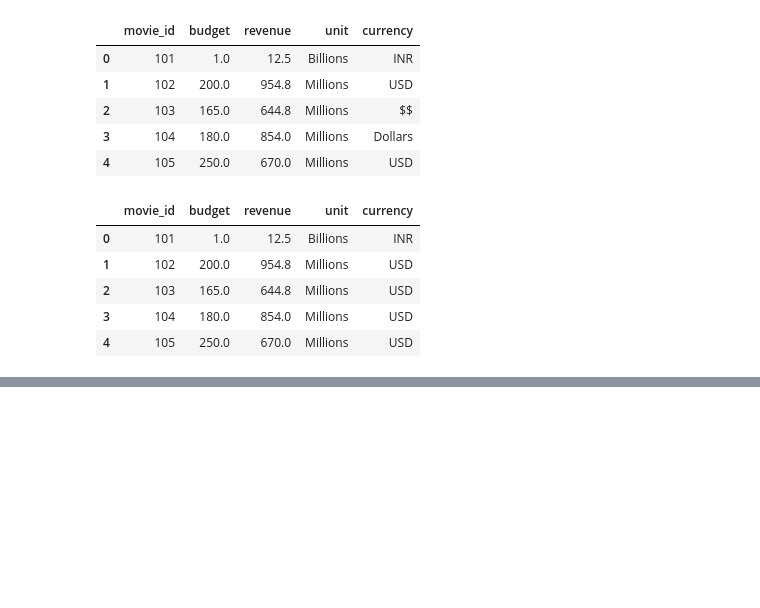
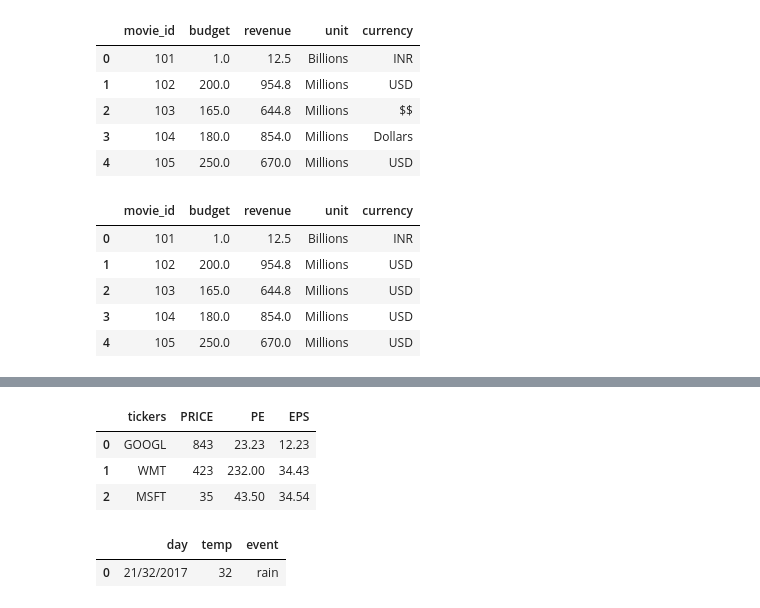
Before and after one commit to predictor450v/python-, a Jupyter notebook: pandas/4_read_write.ipynb, the cells around one changed output, grey strips where cells are left out. Saved outputs shown, nothing was run; the diff lists cells and outputs as text; code cells hidden in the pictures; blank space fills up the shorter version.

Commit message:
creating excel file with sheets

```diff
--- a/pandas/4_read_write.ipynb
+++ b/pandas/4_read_write.ipynb
@@ -145,3 +145,28 @@ df_marged.head(4)
 | 3 | 104 | Thor: Ragnarok | Hollywood | 2017 | 7.9 | Marvel Studios | 5 | 180.0 | 854.0 | ... |
 # %%
 df_marged.to_excel("movies_marged.xlsx",sheet_name="marged",index= False)
+# %%
+# CREATING A DATAFRAME
+df_stocks = pd.DataFrame({
+    'tickers' : ['GOOGL','WMT','MSFT'],
+    'PRICE':[843,423,35],
+    'PE':[23.23 , 232,43.5],
+    'EPS':[12.23,34.43,34.54]
+
+})
+df_stocks
+# %% [output]
+|  | tickers | PRICE | PE | EPS |
+| 0 | GOOGL | 843 | 23.23 | 12.23 |
+| 1 | WMT | 423 | 232.00 | 34.43 |
+| 2 | MSFT | 35 | 43.50 | 34.54 |
+# %%
+df_weather = pd.DataFrame({
+    'day': ['21/32/2017'],
+    'temp': [32],
+    'event': ['rain']
+})
+df_weather
+# %% [output]
+|  | day | temp | event |
+| 0 | 21/32/2017 | 32 | rain |
```
Also changed, not shown: parts of 1 cell of this notebook, 2 other files.
